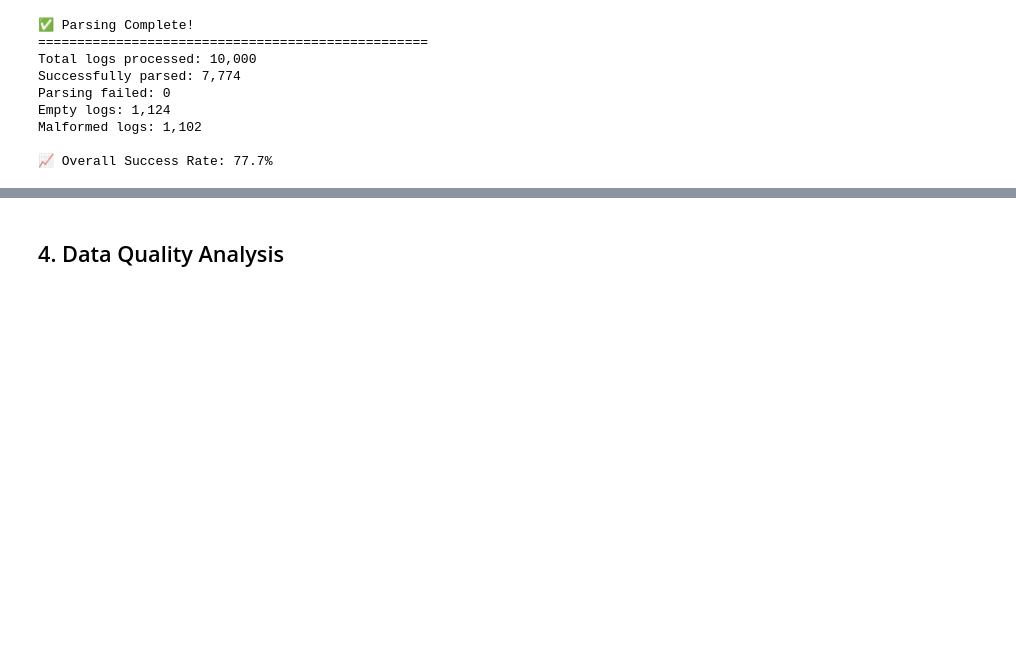
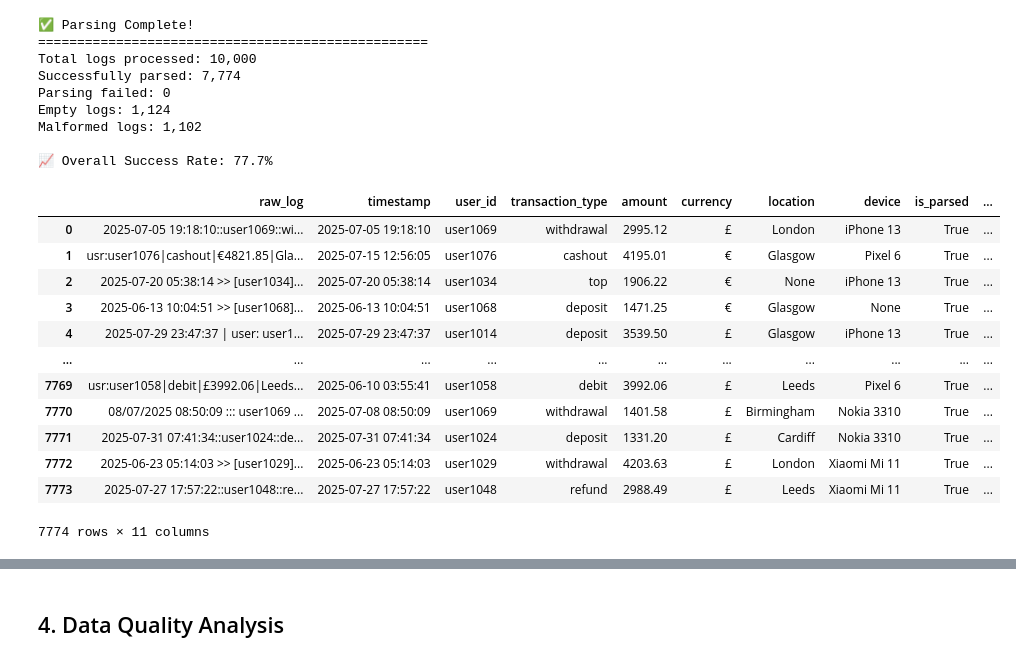
Before and after one commit to kebochig/Financial-Fraud-Detection-System, a Jupyter notebook: notebooks/1_data_exploration.ipynb, the cells around one changed output, grey strips where cells are left out. Drawn from its saved outputs; the diff is of its cells as text; code cells hidden in the pictures; blank space fills up the shorter version.

```diff
--- a/notebooks/1_data_exploration.ipynb
+++ b/notebooks/1_data_exploration.ipynb
@@ -221,6 +222,22 @@ Empty logs: 1,124
 Malformed logs: 1,102
 
 📈 Overall Success Rate: 77.7%
+# %%
+df_parsed
+# %% [output]
+|  | raw_log | timestamp | user_id | transaction_type | amount | currency | location | device | is_parsed | ... |
+| 0 | 2025-07-05 19:18:10::user1069::wi... | 2025-07-05 19:18:10 | user1069 | withdrawal | 2995.12 | £ | London | iPhone 13 | True | ... |
+| 1 | usr:user1076|cashout|€4821.85|Gla... | 2025-07-15 12:56:05 | user1076 | cashout | 4195.01 | € | Glasgow | Pixel 6 | True | ... |
+| 2 | 2025-07-20 05:38:14 >> [user1034]... | 2025-07-20 05:38:14 | user1034 | top | 1906.22 | € | None | iPhone 13 | True | ... |
+| 3 | 2025-06-13 10:04:51 >> [user1068]... | 2025-06-13 10:04:51 | user1068 | deposit | 1471.25 | € | Glasgow | None | True | ... |
+| 4 | 2025-07-29 23:47:37 | user: user1... | 2025-07-29 23:47:37 | user1014 | deposit | 3539.50 | £ | Glasgow | iPhone 13 | True | ... |
+| ... | ... | ... | ... | ... | ... | ... | ... | ... | ... | ... |
+| 7769 | usr:user1058|debit|£3992.06|Leeds... | 2025-06-10 03:55:41 | user1058 | debit | 3992.06 | £ | Leeds | Pixel 6 | True | ... |
+| 7770 | 08/07/2025 08:50:09 ::: user1069 ... | 2025-07-08 08:50:09 | user1069 | withdrawal | 1401.58 | £ | Birmingham | Nokia 3310 | True | ... |
+| 7771 | 2025-07-31 07:41:34::user1024::de... | 2025-07-31 07:41:34 | user1024 | deposit | 1331.20 | £ | Cardiff | Nokia 3310 | True | ... |
+| 7772 | 2025-06-23 05:14:03 >> [user1029]... | 2025-06-23 05:14:03 | user1029 | withdrawal | 4203.63 | £ | London | Xiaomi Mi 11 | True | ... |
+| 7773 | 2025-07-27 17:57:22::user1048::re... | 2025-07-27 17:57:22 | user1048 | refund | 2988.49 | £ | Leeds | Xiaomi Mi 11 | True | ... |
+7774 rows × 11 columns
 # %%
 # Display comprehensive parsing statistics
 print("\n" + "="*80)
```
Also changed, not shown: parts of 11 cells of this notebook, 35 other files.
